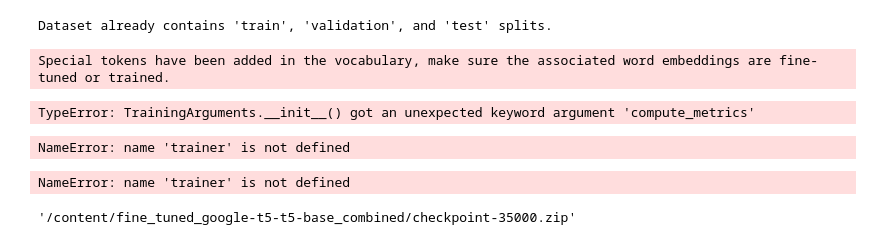
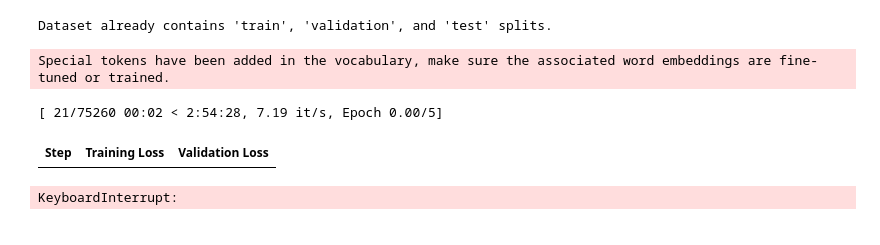
Before and after one commit to yoones-vaezi/GATech-CSE6040, a Jupyter notebook: Untitled6.ipynb, the cells around one changed output. Drawn from its saved outputs; the diff is of its cells as text; code cells hidden in the pictures.

```diff
--- a/Untitled6.ipynb
+++ b/Untitled6.ipynb
@@ -48,7 +48,7 @@ import pandas as pd
 
 from google.colab import files
 # %%
-t5_model_name = 't5-small'
+t5_model_name = 't5-large'
 data_set_name = 'combined_dataset'
 # %%
 # t5_model_name = 'google-t5/t5-base'
@@ -91,8 +91,8 @@ stemmer = PorterStemmer()
 # max_length = 128
 
 # Load the tokenizer and model
-# tokenizer = T5Tokenizer.from_pretrained(t5_model_name)
-tokenizer = AutoTokenizer.from_pretrained(t5_model_name)
+tokenizer = T5Tokenizer.from_pretrained(t5_model_name)
+# tokenizer = AutoTokenizer.from_pretrained(t5_model_name)
 # model = T5ForConditionalGeneration.from_pretrained(t5_model_name)
 model = AutoModelForSeq2SeqLM.from_pretrained(t5_model_name)
 # %% [output]
@@ -242,7 +248,7 @@ def compute_metrics(pred):
     labels_str_norm = [normalize_text(text) for text in labels_str]
 
     rouge_scores = rouge_.compute(predictions=pred_str_norm, references=labels_str_norm, use_stemmer=True)
-    rouge_scores = {k: round(v * 100, 4) for k, v in rouge_scores.items()}
+    rouge_scores = {k: round(v, 3) for k, v in rouge_scores.items()}
 
     # Compute BLEU score
     bleu_score = bleu_.compute(predictions=pred_str_norm, references=labels_str_norm)
@@ -282,6 +288,8 @@ def compute_metrics(pred):
     # avg_cosine_similarity = np.mean(cosine_sim_scores)
 
     # Compute cosine similarity directly on the GPU using PyTorch
+    # print(pred_embeddings.shape)  # Should be [batch_size, sequence_length, embedding_dim]
+    # print(labels_embeddings.shape)  # Should match pred_embeddings.shape
     # cosine_sim_scores = F.cosine_similarity(pred_embeddings.float(), labels_embeddings.float(), dim=-1)
     # avg_cosine_similarity = torch.mean(cosine_sim_scores).item()
 
@@ -289,7 +297,7 @@ def compute_metrics(pred):
     # perplexity = torch.exp(torch.mean(pred.predictions))
     # perplexity = perplexity_.compute(predictions=pred_ids)
 
-    prediction_lens = [np.count_nonzero(pred != tokenizer.pad_token_id) for pred in pred_ids]
+    # prediction_lens = [np.count_nonzero(pred != tokenizer.pad_token_id) for pred in pred_ids]
 
     # Return the computed metrics as a dictionary
     return {
@@ -301,8 +309,8 @@ def compute_metrics(pred):
         # 'meteor': meteor_scores['meteor'],
         # 'perplexity': perplexity.item(),
         # 'edit_distance': edit_distance,
-        # 'normalized_edit_distance': normalized_edit_distance
-        'gen_len':np.mean(prediction_lens),
+        # 'normalized_edit_distance': normalized_edit_distance,
+        # 'gen_len':np.mean(prediction_lens),
         # 'perplexity': perplexity['perplexity']
         **rouge_scores
     }
@@ -311,10 +319,10 @@ def compute_metrics(pred):
 def setup_model_and_args(model_name="t5-small", output_dir="./results", **kwargs):
     # Load the T5 model and tokenizer
     # model = T5ForConditionalGeneration.from_pretrained(model_name)
-    # tokenizer = T5Tokenizer.from_pretrained(model_name)
+    tokenizer = T5Tokenizer.from_pretrained(model_name)
 
     model = AutoModelForSeq2SeqLM.from_pretrained(model_name)
-    tokenizer = AutoTokenizer.from_pretrained(model_name)
+    # tokenizer = AutoTokenizer.from_pretrained(model_name)
 
     # Move model to GPU if available
     # if torch.cuda.is_available():
@@ -422,31 +430,31 @@ def fine_tune_t5(dataset_path, output_dir="./fine_tuned_t5",model_name='t5_small
 # %%
 trainer, results = fine_tune_t5(
         data_set_name,
         output_dir=f"./fine_tuned_{t5_model_name}_{data_set_name}_seqTrainer",
         model_name = t5_model_name,
         split_ratios=(0.8, 0.1, 0.1),
         num_train_epochs=5,
         use_cpu = False,
         learning_rate=3e-5,  # Override the default learning rate
-        per_device_train_batch_size=64,
-        per_device_eval_batch_size=64,
+        per_device_train_batch_size=16,
+        per_device_eval_batch_size=16,
         compute_metrics=None,
-        logging_steps=10000,  # Log training progress every 10 steps
-        eval_steps=10000,  # Evaluate the model every 500 steps
+        logging_steps=20,  # Log training progress every 10 steps
+        eval_steps=20,  # Evaluate the model every 500 steps
         save_steps=10000,
+        # generation_max_length=128,  # Setting the max length for generation
+        # generation_num_beams=4      # Optional: beam search setting for generation
     )
 # %% [output]
 Dataset already contains 'train', 'validation', and 'test' splits.
 Special tokens have been added in the vocabulary, make sure the associated word embeddings are fine-tuned or trained.
-TypeError: TrainingArguments.__init__() got an unexpected keyword argument 'compute_metrics'
+[ 21/75260 00:02 < 2:54:28, 7.19 it/s, Epoch 0.00/5]
+| Step | Training Loss | Validation Loss |
+KeyboardInterrupt:
 # %%
 saved_model_folder_final = f"./fine_tuned_{t5_model_name.replace('/','-')}_combined_final"
 trainer.save_model(saved_model_folder_final)
 tokenizer.save_pretrained(saved_model_folder_final)
-# %% [output]
-NameError: name 'trainer' is not defined
 # %%
 trainer.save_state()
-# %% [output]
-NameError: name 'trainer' is not defined
 # %%
@@ -458,8 +467,6 @@ model_folder_name = saved_model_folder_final
 zip_name = 'combined_t5_base_checkpoint'+'.zip'
 shutil.make_archive(model_folder_name,'zip',model_folder_name)
 files.download(zip_name)
-# %% [output]
-'/content/fine_tuned_google-t5-t5-base_combined/checkpoint-35000.zip'
 # %%
 def plot_train_validation_losses(trainer, save_path=None):
     train_loss = trainer.state.log_history
```
Also changed, not shown: parts of 3 cells of this notebook.
